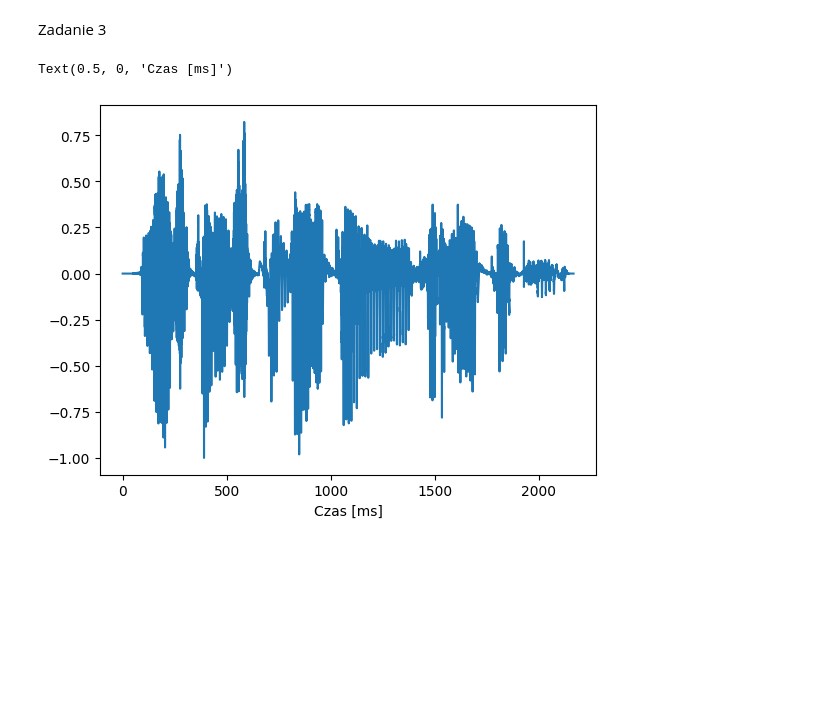
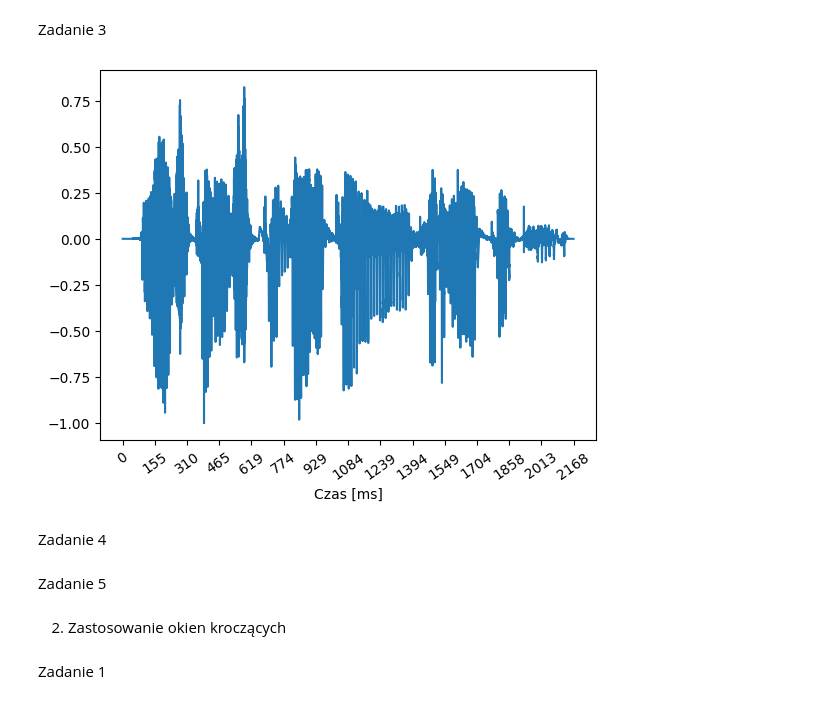
Before and after one commit to szvbvtk/Przetwarzanie_i_analiza_danych, a Jupyter notebook: lab_9.ipynb, the cells around one changed output. Drawn from its saved outputs; the diff is of its cells as text; code cells hidden in the pictures; blank space fills up the shorter version.

```diff
--- a/lab_9.ipynb
+++ b/lab_9.ipynb
@@ -22,15 +22,22 @@ Zadanie 3
 # %%
 # sygnal_mono_lewy = s[:, 0] # jeśli stereo
 # s = sygnal_mono_lewy
 s /= np.max(np.abs(s)) # jeśli nie jest znormalizowany
 
 czas_ms = len(s) / fs * 1000
 
 x = np.linspace(0, czas_ms, len(s))
 
 plt.plot(x, s);
 plt.xlabel('Czas [ms]')
-plt.xlim(np.linspace(0, czas_ms, 10))
+plt.xticks(np.linspace(0, czas_ms, 15), rotation=35);
 # %% [output]
-Text(0.5, 0, 'Czas [ms]')
-[figure, old version]
+[figure, new version]
+# %% [markdown]
+Zadanie 4
+# %% [markdown]
+Zadanie 5
+# %% [markdown]
+2. Zastosowanie okien kroczących
+# %% [markdown]
+Zadanie 1
```
Also changed, not shown: parts of 1 cell of this notebook.
